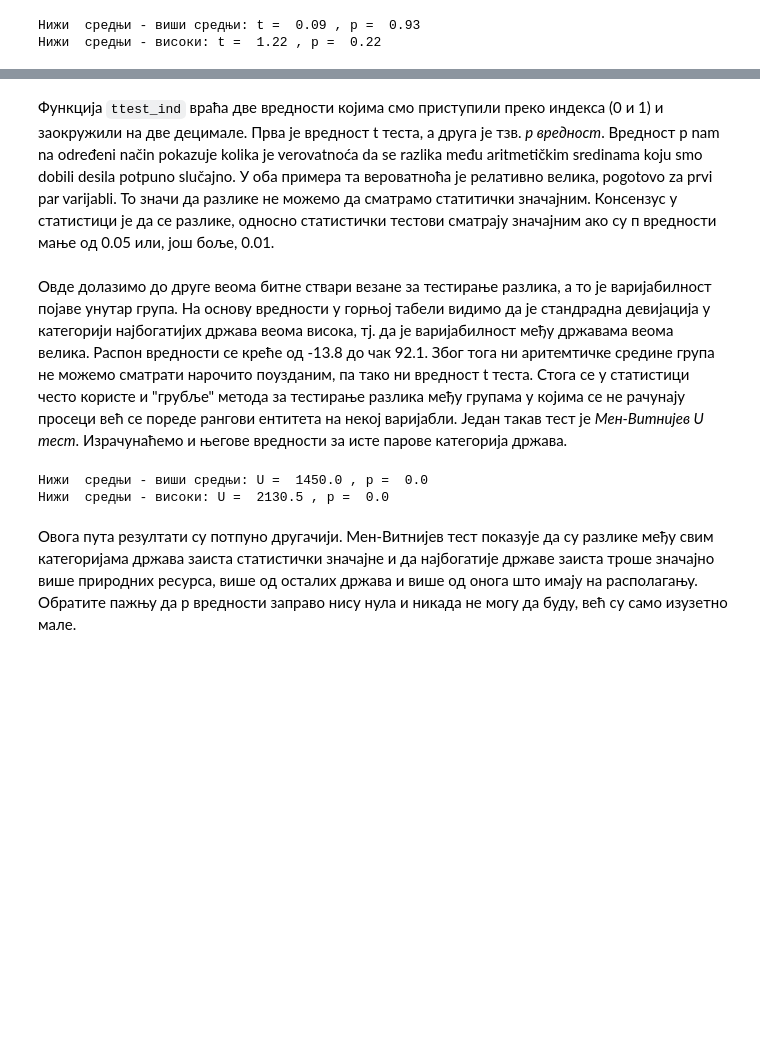
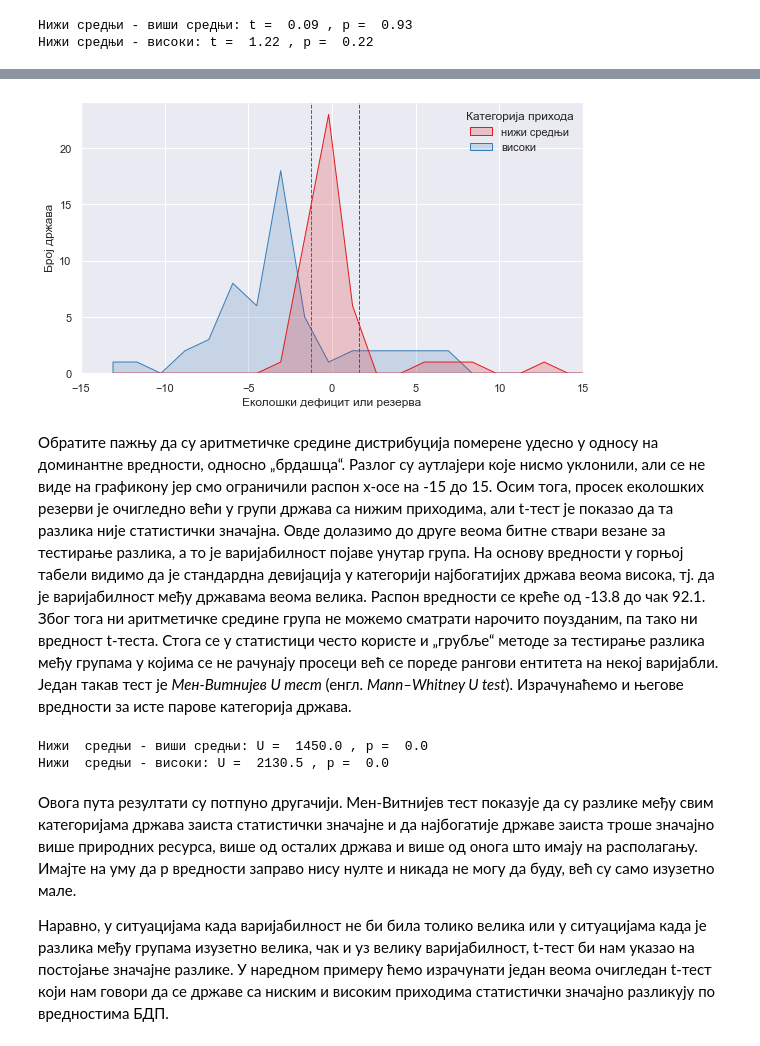
Before and after one commit to Petlja/Budi_Data_Driven_files, a Jupyter notebook: 04_Ekologija/EK03-Bogatstvo.ipynb, the cells around one changed output, grey strips where cells are left out. Drawn from its saved outputs; the diff is of its cells as text; code cells hidden in the pictures; blank space fills up the shorter version.

```diff
--- a/04_Ekologija/EK03-Bogatstvo.ipynb
+++ b/04_Ekologija/EK03-Bogatstvo.ipynb
@@ -75,7 +102,36 @@ print ('Нижи  средњи - високи: t = ', ttestNSVI[0].round(2), ',
+# %%
+# Дефинишемо величину графикона
+plt.figure(figsize = (9,5))
+
+# Исцртавамо полигон фреквенција (element='poly') за Ecological Deficit or Reserve
+# Ограничавамо државе на две групе ['Income Group R'].isin([2,4])
+ax = sbrn.histplot(otisak[(otisak['Income Group R'].isin([2,4]))],
+    x='Ecological Deficit or Reserve', hue='Income Group R', alpha=0.2, element='poly', palette='Set1')
+
+# Подешавамо наслов графикона и називе оса
+ax.set_xlabel('Еколошки дефицит или резерва')
+ax.set_ylabel('Број држава')
+
+# Нећемо уклањати аутлајере, али ћемо ограничити распон x-осе
+ax.set_xlim(-15,15)
+
+# Учитавамо објекат legend графикона у варијаблу leg
+leg = ax.get_legend()
+# да бисмо променили неколико параметара легенде
+leg.set_frame_on(False)
+leg.set_title('Категорија прихода')
+leg.texts[0].set_text('нижи средњи')
+leg.texts[1].set_text('високи')
+
+# Исцртавамо линије којима су представљене аритметичке средине
+ax.axvline(otisak[otisak['Income Group R']==2]['Ecological Deficit or Reserve'].mean(), linestyle='--', color='#c52425', lw=1)
+ax.axvline(otisak[otisak['Income Group R']==4]['Ecological Deficit or Reserve'].mean(), linestyle='--', color='#346994', lw=1)
+
+plt.show()
+# %% [output]
+[figure, added]
 # %% [markdown]
-Функција `ttest_ind` враћа две вредности којима смо приступили преко индекса (0 и 1) и заокружили на две децимале. Прва је вредност t теста, а друга је тзв. *p вредност*. Вредност p nam na određeni način pokazuje kolika je verovatnoća da se razlika među aritmetičkim sredinama koju smo dobili desila potpuno slučajno. У оба примера та вероватноћа је релативно велика, pogotovo za prvi par varijabli. То значи да разлике не можемо да сматрамо статитички значајним. Консензус у статистици је да се разлике, односно статистички тестови сматрају значајним ако су п вредности мање од 0.05 или, још боље, 0.01.
-<BR><BR>
-Овде долазимо до друге веома битне ствари везане за тестирање разлика, а то је варијабилност појаве унутар група. На основу вредности у горњој табели видимо да је стандрадна девијација у категорији најбогатијих држава веома висока, тј. да је варијабилност међу државама веома велика. Распон вредности се креће од -13.8 до чак 92.1. Због тога ни аритемтичке средине група не можемо сматрати нарочито поузданим, па тако ни вредност t теста. Стога се у статистици често користе и "грубље" метода за тестирање разлика међу групама у којима се не рачунају просеци већ се пореде рангови ентитета на некој варијабли. Један такав тест је *Мен-Витнијев U тест*. Израчунаћемо и његове вредности за исте парове категорија држава.
+Обратите пажњу да су аритметичке средине дистрибуција померене удесно у односу на доминантне вредности, односно „брдашца“. Разлог су аутлајери које нисмо уклонили, али се не виде на графикону јер смо ограничили распон x-осе на -15 до 15. Осим тога, просек еколошких резерви је очигледно већи у групи држава са нижим приходима, али t-тест је показао да та разлика није статистички значајна. Овде долазимо до друге веома битне ствари везане за тестирање разлика, а то је варијабилност појаве унутар група. На основу вредности у горњој табели видимо да је стандардна девијација у категорији најбогатијих држава веома висока, тј. да је варијабилност међу државама веома велика. Распон вредности се креће од -13.8 до чак 92.1. Због тога ни аритметичке средине група не можемо сматрати нарочито поузданим, па тако ни вредност t-теста. Стога се у статистици често користе и „грубље“ методе за тестирање разлика међу групама у којима се не рачунају просеци већ се пореде рангови ентитета на некој варијабли. Један такав тест је *Мен-Витнијев U тест* (енгл. *Mann–Whitney U test*). Израчунаћемо и његове вредности за исте парове категорија држава.
 # %%
 from scipy.stats import mannwhitneyu
 
@@ -87,4 +150,6 @@ print ('Нижи  средњи - високи: U = ', MWNSVI[0].round(2), ', p =
 Нижи  средњи - виши средњи: U =  1450.0 , p =  0.0
 Нижи  средњи - високи: U =  2130.5 , p =  0.0
 # %% [markdown]
-Овога пута резултати су потпуно другачији. Мен-Витнијев тест показује да су разлике међу свим категоријама држава заиста статистички значајне и да најбогатије државе заиста троше значајно више природних ресурса, више од осталих држава и више од онога што имају на располагању. Обратите пажњу да p вредности заправо нису нула и никада не могу да буду, већ су само изузетно мале.
+Овога пута резултати су потпуно другачији. Мен-Витнијев тест показује да су разлике међу свим категоријама држава заиста статистички значајне и да најбогатије државе заиста троше значајно више природних ресурса, више од осталих држава и више од онога што имају на располагању. Имајте на уму да p вредности заправо нису нулте и никада не могу да буду, већ су само изузетно мале.
+
+Наравно, у ситуацијама када варијабилност не би била толико велика или у ситуацијама када је разлика међу групама изузетно велика, чак и уз велику варијабилност, t-тест би нам указао на постојање значајне разлике. У наредном примеру ћемо израчунати један веома очигледан t-тест који нам говори да се државе са ниским и високим приходима статистички значајно разликују по вредностима БДП.
```
Also changed, not shown: parts of 21 cells of this notebook, 44 other files.
